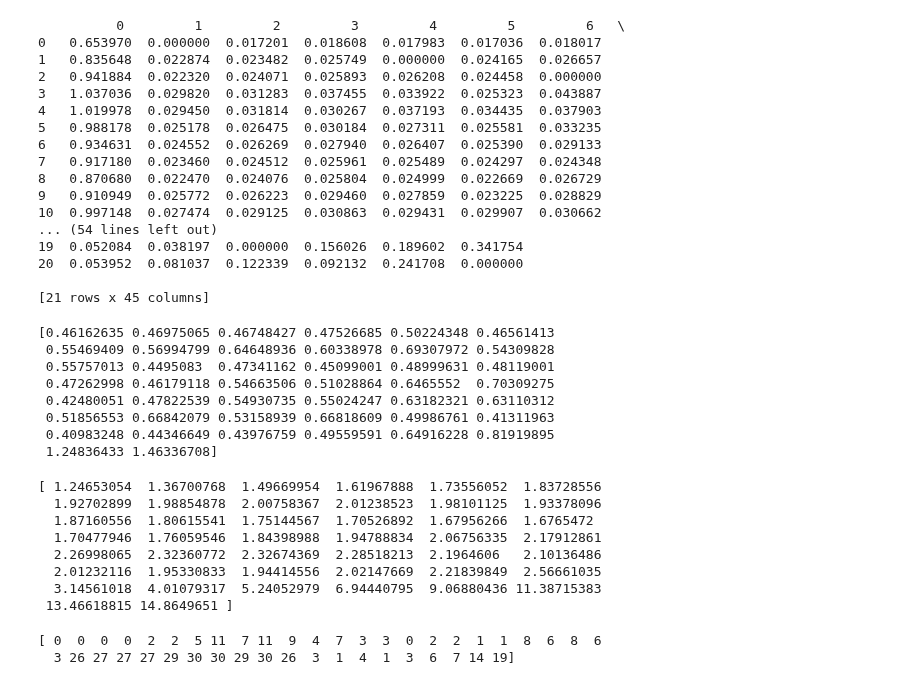
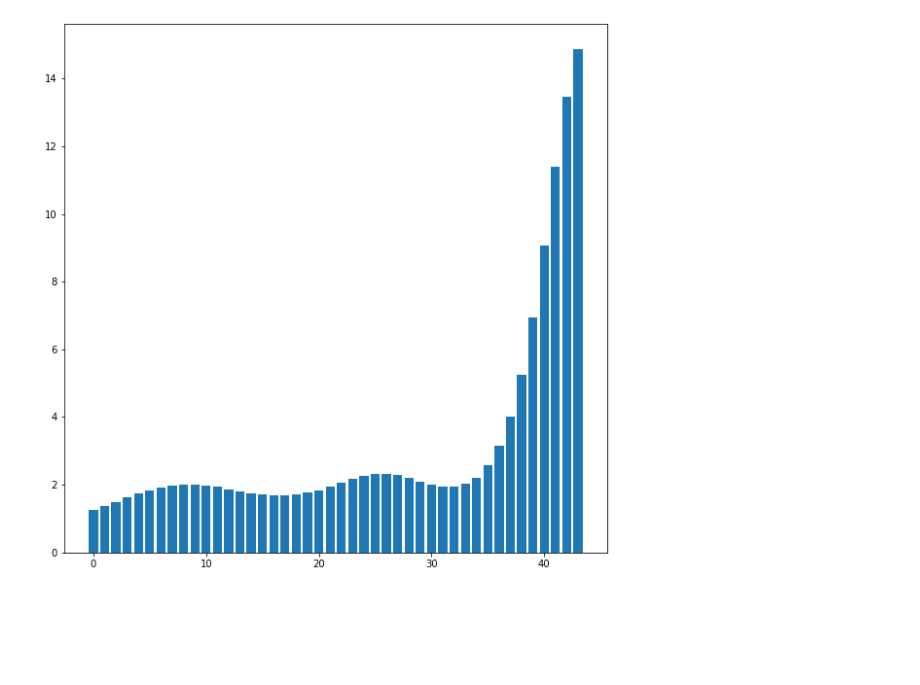
Before and after one commit to p-owens/MAI, a Jupyter notebook: local_processing.ipynb, the cells around one changed output. Saved outputs shown, nothing was run; the diff lists cells and outputs as text; code cells hidden in the pictures; blank space fills up the shorter version.

```diff
--- a/local_processing.ipynb
+++ b/local_processing.ipynb
@@ -17,55 +15,25 @@ sum_rows = np.sum(all_shap[:,1:], axis=1)
 used_cols = np.where(sum_rows != 0)[0]
 
 all_shap = all_shap[used_cols]
-print(pd.DataFrame(all_shap))
+#print(pd.DataFrame(all_shap))
-# %% [output]
-          0         1         2         3         4         5         6   \
-0   0.653970  0.000000  0.017201  0.018608  0.017983  0.017036  0.018017
-1   0.835648  0.022874  0.023482  0.025749  0.000000  0.024165  0.026657
-2   0.941884  0.022320  0.024071  0.025893  0.026208  0.024458  0.000000
-3   1.037036  0.029820  0.031283  0.037455  0.033922  0.025323  0.043887
-4   1.019978  0.029450  0.031814  0.030267  0.037193  0.034435  0.037903
-5   0.988178  0.025178  0.026475  0.030184  0.027311  0.025581  0.033235
-6   0.934631  0.024552  0.026269  0.027940  0.026407  0.025390  0.029133
-7   0.917180  0.023460  0.024512  0.025961  0.025489  0.024297  0.024348
-8   0.870680  0.022470  0.024076  0.025804  0.024999  0.022669  0.026729
-9   0.910949  0.025772  0.026223  0.029460  0.027859  0.023225  0.028829
-10  0.997148  0.027474  0.029125  0.030863  0.029431  0.029907  0.030662
-... (54 lines left out)
-19  0.052084  0.038197  0.000000  0.156026  0.189602  0.341754
-20  0.053952  0.081037  0.122339  0.092132  0.241708  0.000000
-
-[21 rows x 45 columns]
+# %%
+#plot of the mean output value for all channels
+pd_yvals = pd.read_csv('y_val.csv',
+                        header=None,
+                        index_col=None)
+
+np_yvals = pd.DataFrame.to_numpy(pd_yvals)
+sum_yvals = np.sum(np_yvals, axis=0)
+counts = np.count_nonzero(np_yvals, axis=0)
+avg_coly = sum_yvals/counts
+
+
+plt.bar(np.arange(0,44), avg_coly)
+plt.rcParams["figure.figsize"]=[10,10]
+# %% [output]
+[figure, added]
 # %%
 #this is the sum of the shap values for all channels
 per_ch_impact = np.sum(all_shap[:,1:], axis=0)
-print(per_ch_impact)
+normalised_ch_shap = per_ch_impact/np.linalg.norm(per_ch_impact)
-# %% [output]
-[0.46162635 0.46975065 0.46748427 0.47526685 0.50224348 0.46561413
- 0.55469409 0.56994799 0.64648936 0.60338978 0.69307972 0.54309828
- 0.55757013 0.4495083  0.47341162 0.45099001 0.48999631 0.48119001
- 0.47262998 0.46179118 0.54663506 0.51028864 0.6465552  0.70309275
- 0.42480051 0.47822539 0.54930735 0.55024247 0.63182321 0.63110312
- 0.51856553 0.66842079 0.53158939 0.66818609 0.49986761 0.41311963
- 0.40983248 0.44346649 0.43976759 0.49559591 0.64916228 0.81919895
- 1.24836433 1.46336708]
-# %%
-raw_vals = pd.read_csv('y_val.csv',
-                      header=None,
-                      index_col=None)
-
-raw_np = pd.DataFrame.to_numpy(raw_vals)
-sum_ch = np.sum(raw_np, axis= 0)
-denom = numpy.count_nonzero(raw_np, axis= 0)
-avg_col_val = sum_ch/denom
-print(avg_col_val)
-# %% [output]
-[ 1.24653054  1.36700768  1.49669954  1.61967888  1.73556052  1.83728556
-  1.92702899  1.98854878  2.00758367  2.01238523  1.98101125  1.93378096
-  1.87160556  1.80615541  1.75144567  1.70526892  1.67956266  1.6765472
-  1.70477946  1.76059546  1.84398988  1.94788834  2.06756335  2.17912861
-  2.26998065  2.32360772  2.32674369  2.28518213  2.1964606   2.10136486
-  2.01232116  1.95330833  1.94414556  2.02147669  2.21839849  2.56661035
-  3.14561018  4.01079317  5.24052979  6.94440795  9.06880436 11.38715383
- 13.46618815 14.8649651 ]
 # %%
@@ -73,16 +42,3 @@ ch_names = np.arange(44).tolist()
 freqs = np.arange(191.6, 195.9, 0.1).tolist()
 for x in range(len(ch_names)):
   ch_names[x] = "Ch %.0f (%.1f)" % (ch_names[x], freqs[x])
-# %%
-np.argsort(shap_chnls, axis=0)[0,-10:]
-
-temp = np.argpartition(-shap_chnls, 10)
-result_args = temp[:,:10]
-#print(result_args)
-
-count = np.bincount(result_args.flatten())
-print(count)
-#np.unique(result_args)
-# %% [output]
-[ 0  0  0  0  2  2  5 11  7 11  9  4  7  3  3  0  2  2  1  1  8  6  8  6
-  3 26 27 27 27 29 30 30 29 30 26  3  1  4  1  3  6  7 14 19]
```
Also changed, not shown: parts of 6 cells of this notebook.
